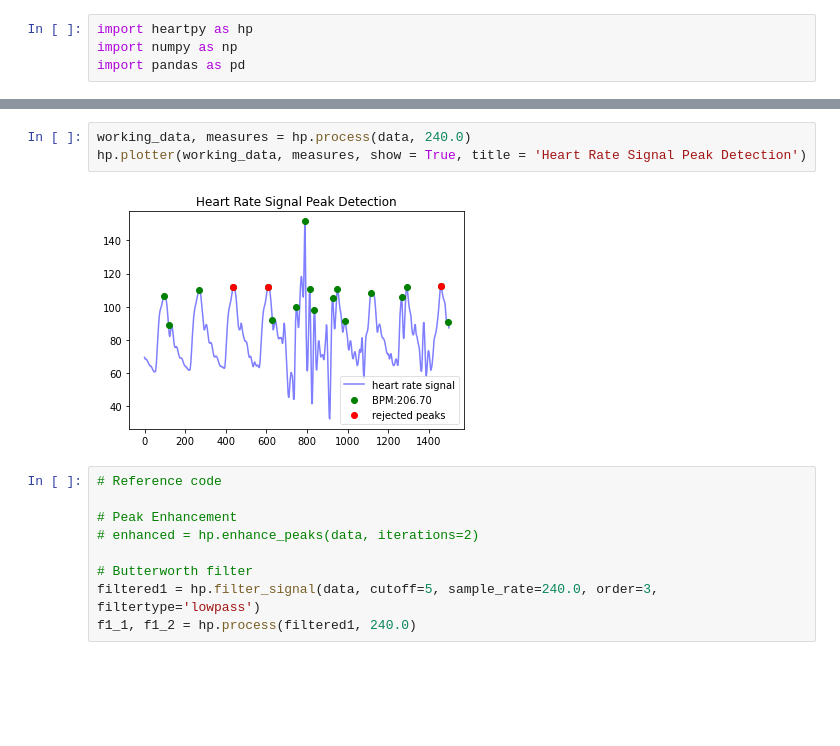
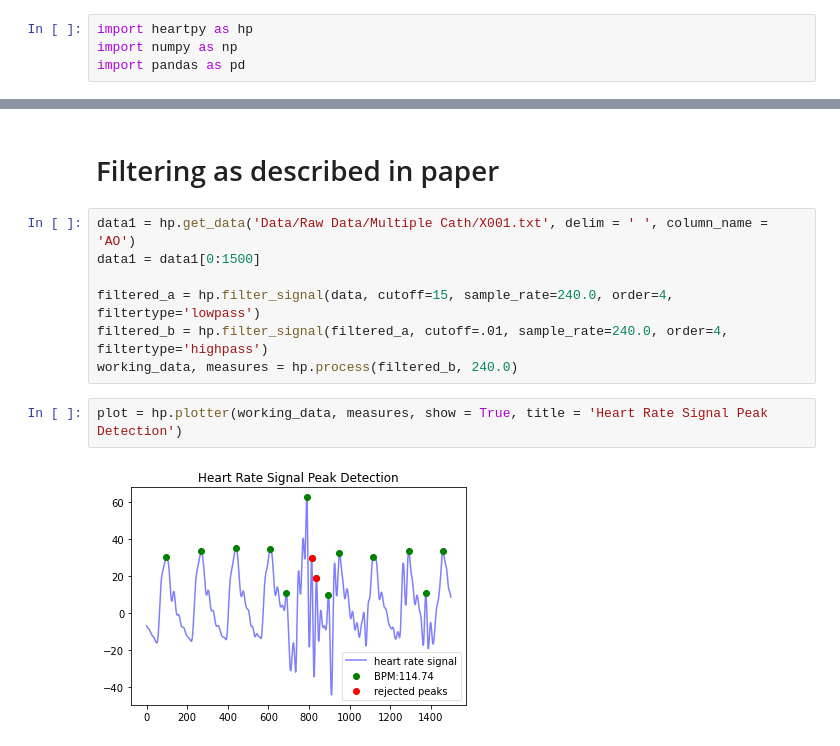
Before and after one commit to jozieLamp/PWV, a Jupyter notebook: preprocessing.ipynb, the cells around one changed output, grey strips where cells are left out. Cells and saved outputs as stored; diff of their text form; blank space fills up the shorter version.

Commit message:
Implementing basic signal processing steps

```diff
--- a/preprocessing.ipynb
+++ b/preprocessing.ipynb
@@ -21,14 +32,13 @@ data = data[0:1500]
+# %% [markdown]
+# Filtering as described in paper
+# %%
+data1 = hp.get_data('Data/Raw Data/Multiple Cath/X001.txt', delim = ' ', column_name = 'AO')
+data1 = data1[0:1500]
+
+filtered_a = hp.filter_signal(data, cutoff=15, sample_rate=240.0, order=4, filtertype='lowpass')
+filtered_b = hp.filter_signal(filtered_a, cutoff=.01, sample_rate=240.0, order=4, filtertype='highpass')
+working_data, measures = hp.process(filtered_b, 240.0)
 # %%
-working_data, measures = hp.process(data, 240.0)
-hp.plotter(working_data, measures, show = True, title = 'Heart Rate Signal Peak Detection')
+plot = hp.plotter(working_data, measures, show = True, title = 'Heart Rate Signal Peak Detection')
 # %% [output]
-[figure, old version]
+[figure, new version]
-# %%
-# Reference code
-
-# Peak Enhancement
-# enhanced = hp.enhance_peaks(data, iterations=2)
-
-# Butterworth filter
-filtered1 = hp.filter_signal(data, cutoff=5, sample_rate=240.0, order=3, filtertype='lowpass')
-f1_1, f1_2 = hp.process(filtered1, 240.0)
```
Also changed, not shown: parts of 9 cells of this notebook.
